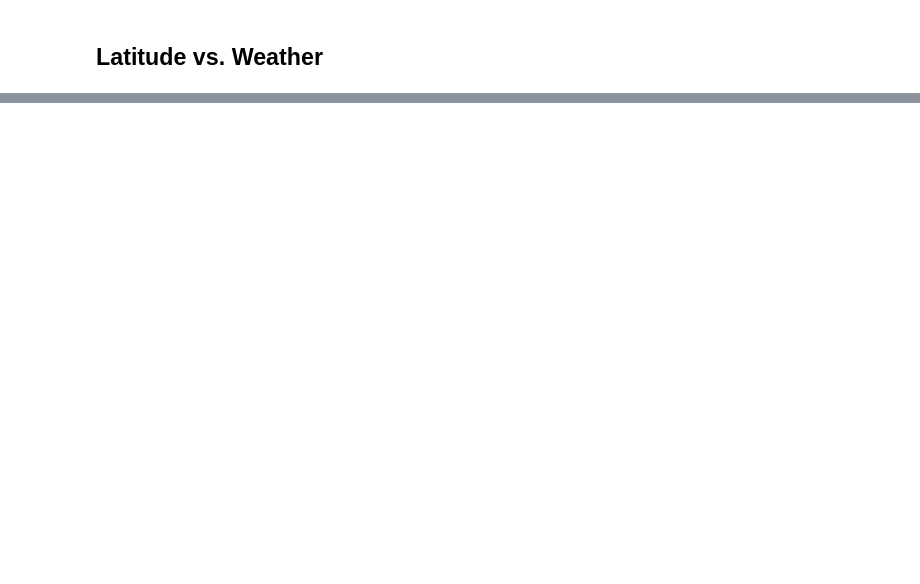
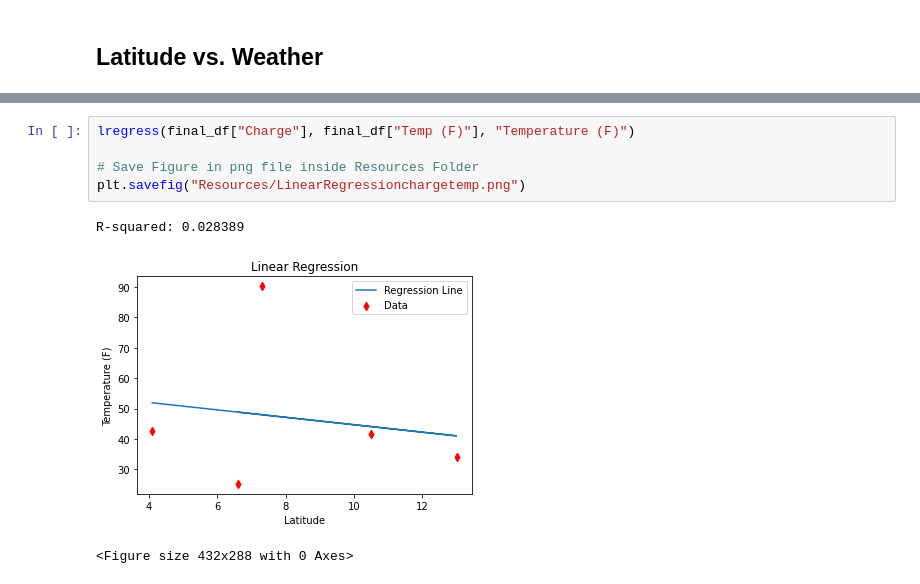
Before and after one commit to WillMcDonald25/project_1_group2, a Jupyter notebook: main.ipynb, the cells around one changed output, grey strips where cells are left out. Drawn from its saved outputs; the diff is of its cells as text; blank space fills up the shorter version.

```diff
--- a/main.ipynb
+++ b/main.ipynb
@@ -250,0 +246,9 @@ R-squared: 0.000060
+# %%
+lregress(final_df["Charge"], final_df["Temp (F)"], "Temperature (F)")
+
+# Save Figure in png file inside Resources Folder
+plt.savefig("Resources/LinearRegressionchargetemp.png")
+# %% [output]
+R-squared: 0.028389
+[figure, added]
+<Figure size 432x288 with 0 Axes>
```
Also changed, not shown: parts of 15 cells of this notebook, 9 other files.
